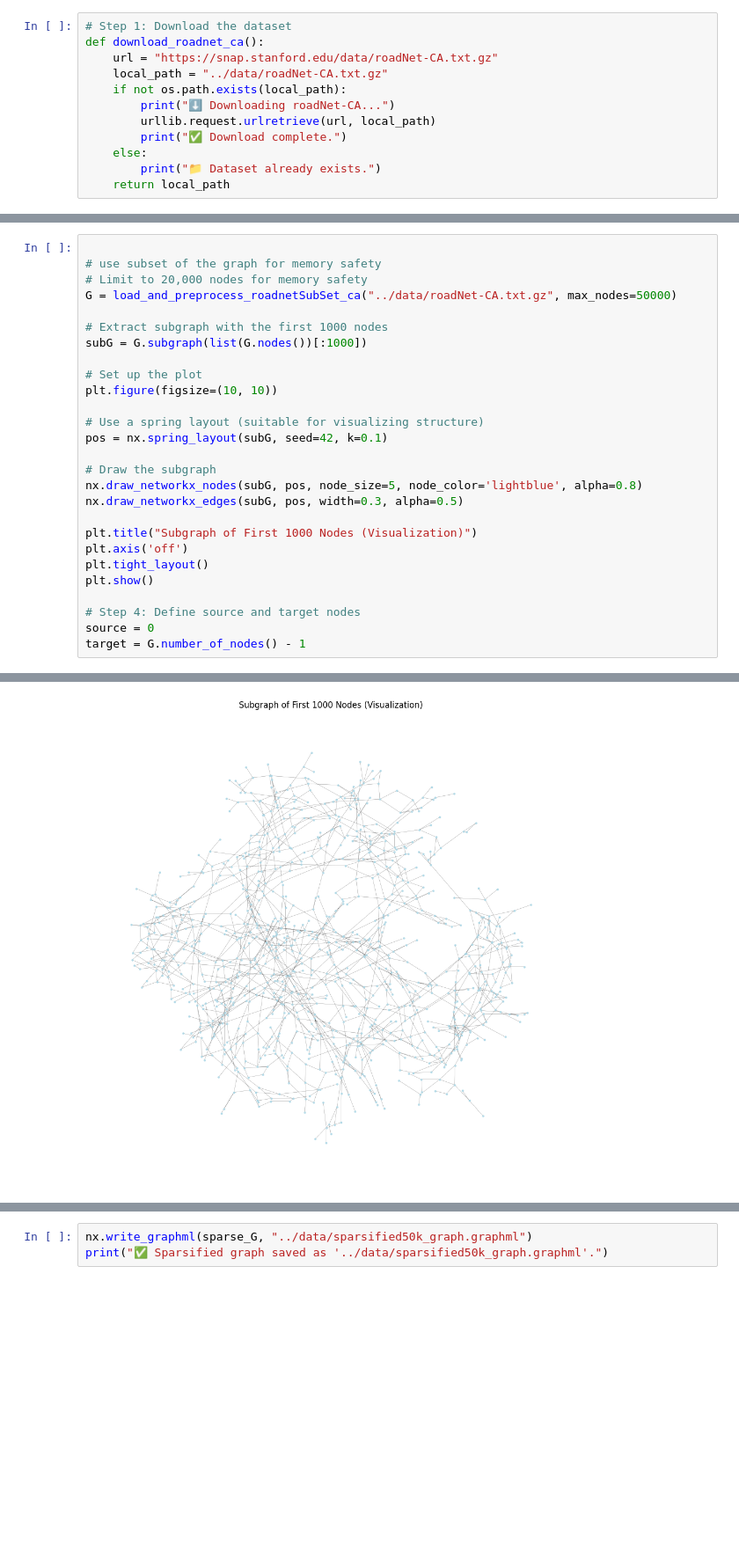
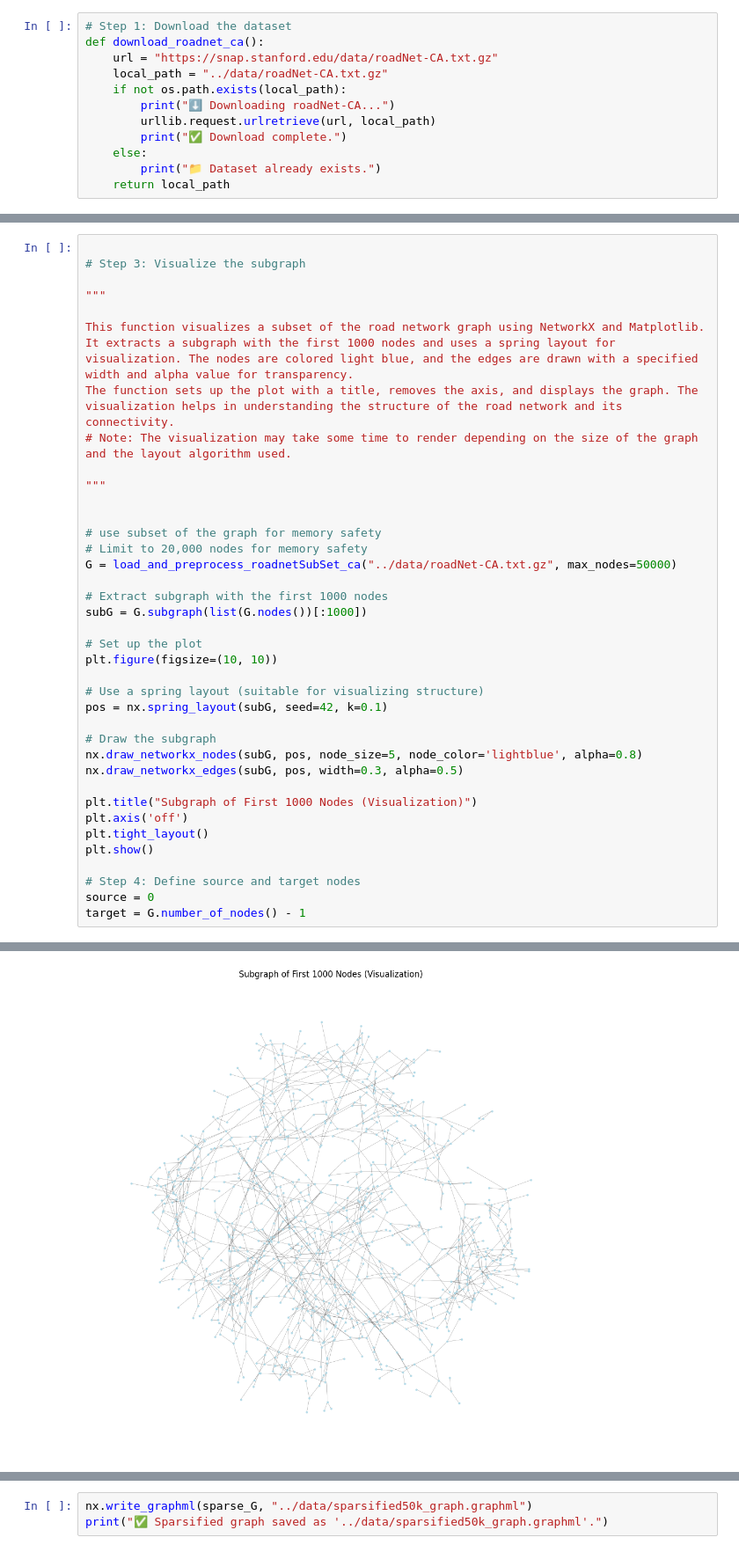
Before and after one commit to beratkaya61/SSSP_hybrid-solution, a Jupyter notebook: 50k_data_subset/HybridShortestPath_for50K.ipynb, the cells around one changed output, grey strips where cells are left out. Shown: that part at 88% size. Saved outputs shown, nothing was run; the diff lists cells and outputs as text; blank space fills up the shorter version.

```diff
--- a/50k_data_subset/HybridShortestPath_for50K.ipynb
+++ b/50k_data_subset/HybridShortestPath_for50K.ipynb
@@ -84,36 +119,47 @@ def load_and_preprocess_roadnetSubSet_ca(path="../data/roadNet-CA.txt.gz", max_n
 
     return G
 # %%
+
+# Step 3: Visualize the subgraph
+
+"""
+
+This function visualizes a subset of the road network graph using NetworkX and Matplotlib. It extracts a subgraph with the first 1000 nodes and uses a spring layout for visualization. The nodes are colored light blue, and the edges are drawn with a specified width and alpha value for transparency.
+The function sets up the plot with a title, removes the axis, and displays the graph. The visualization helps in understanding the structure of the road network and its connectivity.
+# Note: The visualization may take some time to render depending on the size of the graph and the layout algorithm used.
+
+"""
+
 
 # use subset of the graph for memory safety
 # Limit to 20,000 nodes for memory safety
 G = load_and_preprocess_roadnetSubSet_ca("../data/roadNet-CA.txt.gz", max_nodes=50000)
 
 # Extract subgraph with the first 1000 nodes
 subG = G.subgraph(list(G.nodes())[:1000])
 
 # Set up the plot
 plt.figure(figsize=(10, 10))
 
 # Use a spring layout (suitable for visualizing structure)
 pos = nx.spring_layout(subG, seed=42, k=0.1)
 
 # Draw the subgraph
 nx.draw_networkx_nodes(subG, pos, node_size=5, node_color='lightblue', alpha=0.8)
 nx.draw_networkx_edges(subG, pos, width=0.3, alpha=0.5)
 
 plt.title("Subgraph of First 1000 Nodes (Visualization)")
 plt.axis('off')
 plt.tight_layout()
 plt.show()
 
 # Step 4: Define source and target nodes
 source = 0
 target = G.number_of_nodes() - 1
 # %% [output]
 🔄 Original: 1965206 nodes, 5533214 edges
 🧱 Largest connected component: 1957027 nodes
 ✅ Final connected subset: 43928 nodes, 63471 edges
 📁 Graph saved to: ../data/roadnet_pa_50k.graphml
-[figure, old version]
+[figure, new version]
 # %%
```
Also changed, not shown: parts of 14 cells of this notebook.
